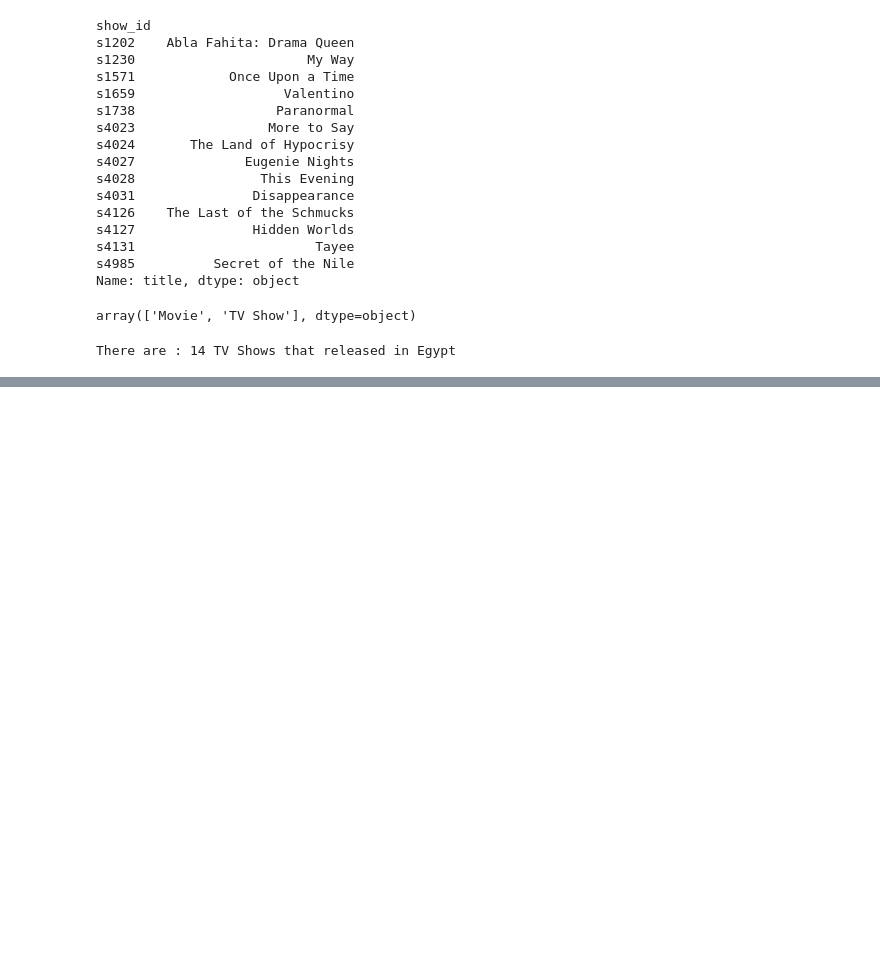
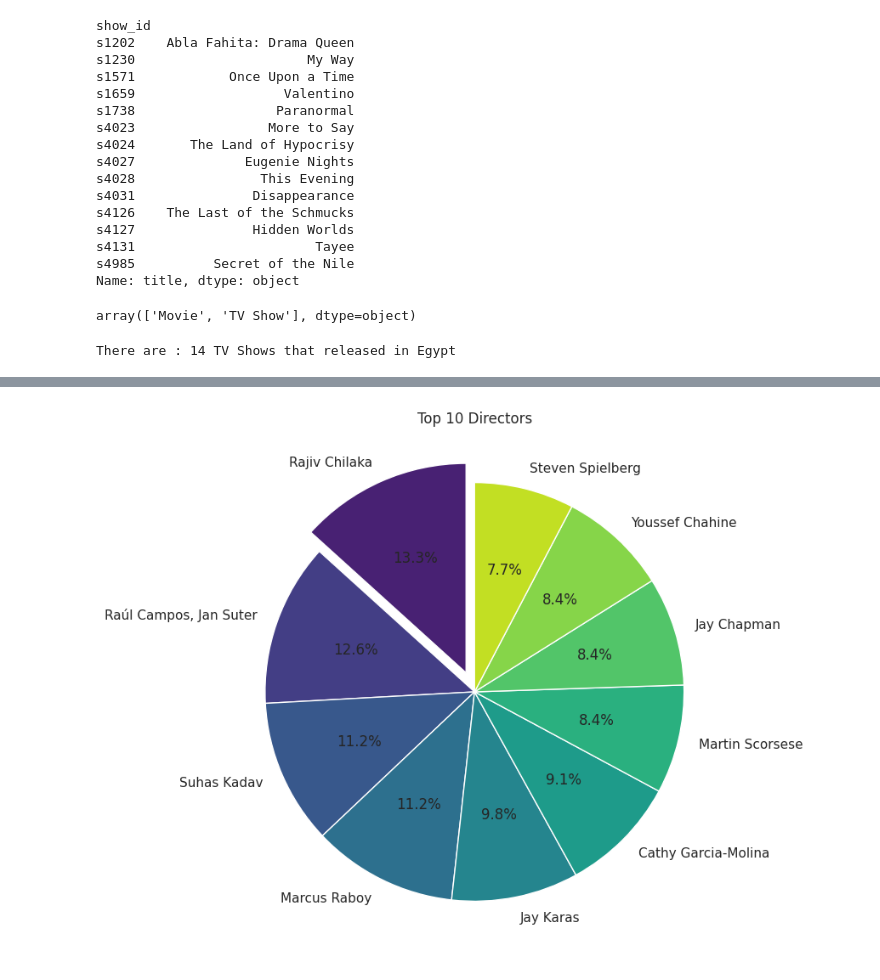
Before and after one commit to Rezashatery/Netflix-Movies-and-TV-Shows-, a Jupyter notebook: netflix-analysis.ipynb, the cells around one changed output, grey strips where cells are left out. Saved outputs shown, nothing was run; the diff lists cells and outputs as text; code cells hidden in the pictures; blank space fills up the shorter version.

```diff
--- a/netflix-analysis.ipynb
+++ b/netflix-analysis.ipynb
@@ -444,0 +481,11 @@ There are : 14 TV Shows that released in Egypt
+# %%
+data = df['director'].value_counts().iloc[1:11].to_dict()
+df2 = pd.DataFrame(list(data.items()), columns=['Director', 'Count'])
+explode = (0.1, 0, 0,0,0,0,0,0,0,0)
+# Plot the pie chart
+plt.figure(figsize=(8, 8))
+plt.pie(df2['Count'], labels=df2['Director'], autopct='%1.1f%%', startangle=90, colors=sns.color_palette('viridis', n_colors=10),explode=explode)
+plt.title('Top 10 Directors')
+plt.show()
+# %% [output]
+[figure, added]
```
Also changed, not shown: parts of 3 cells of this notebook.
